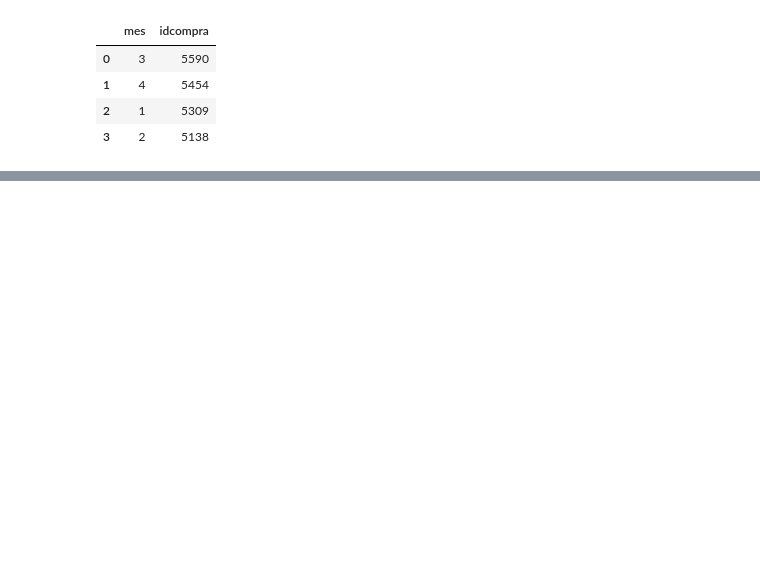
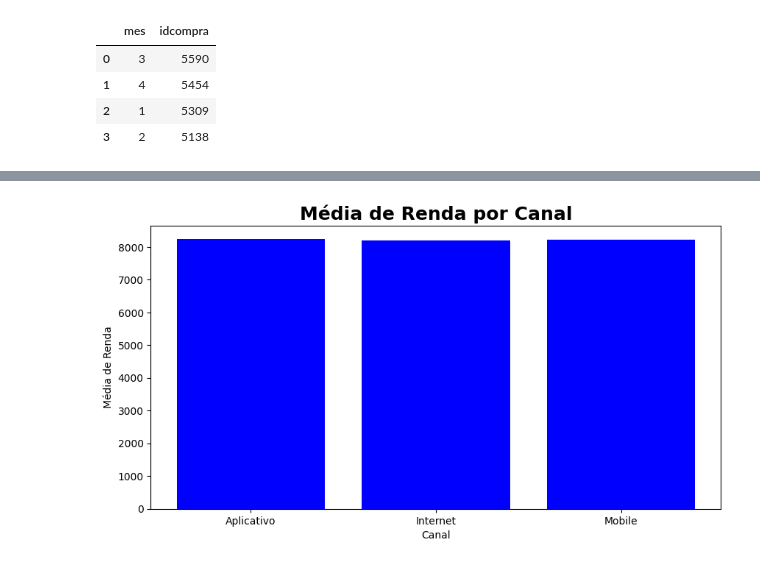
Before and after one commit to mariric/case-2-varejo, a Jupyter notebook: Case_2_Varejo.ipynb, the cells around one changed output, grey strips where cells are left out. Cells and saved outputs as stored; diff of their text form; code cells hidden in the pictures; blank space fills up the shorter version.

```diff
--- a/Case_2_Varejo.ipynb
+++ b/Case_2_Varejo.ipynb
@@ -364,0 +438,5 @@ vendas_certo.groupby("mes").idcompra.nunique().sort_values(ascending=False).rese
+# %%
+# Média de renda por cada departamento
+
+agg_idcanalvenda = round(vendas_cliente.groupby("idcanalvenda")["renda"].agg("mean").reset_index(),2)
+agg_idcanalvenda
@@ -364,0 +472,9 @@ vendas_certo.groupby("mes").idcompra.nunique().sort_values(ascending=False).rese
+# %%
+fig = plt.figure(figsize=(10,5))
+
+plt.bar(agg_idcanalvenda["idcanalvenda"], agg_idcanalvenda["renda"], color = "blue")
+plt.xlabel("Canal")
+plt.ylabel("Média de Renda")
+plt.title("Média de Renda por Canal", loc="center", fontsize = 18, fontweight="bold", color ="black");
+# %% [output]
+[figure, added]
```
Also changed, not shown: parts of 20 cells of this notebook.
